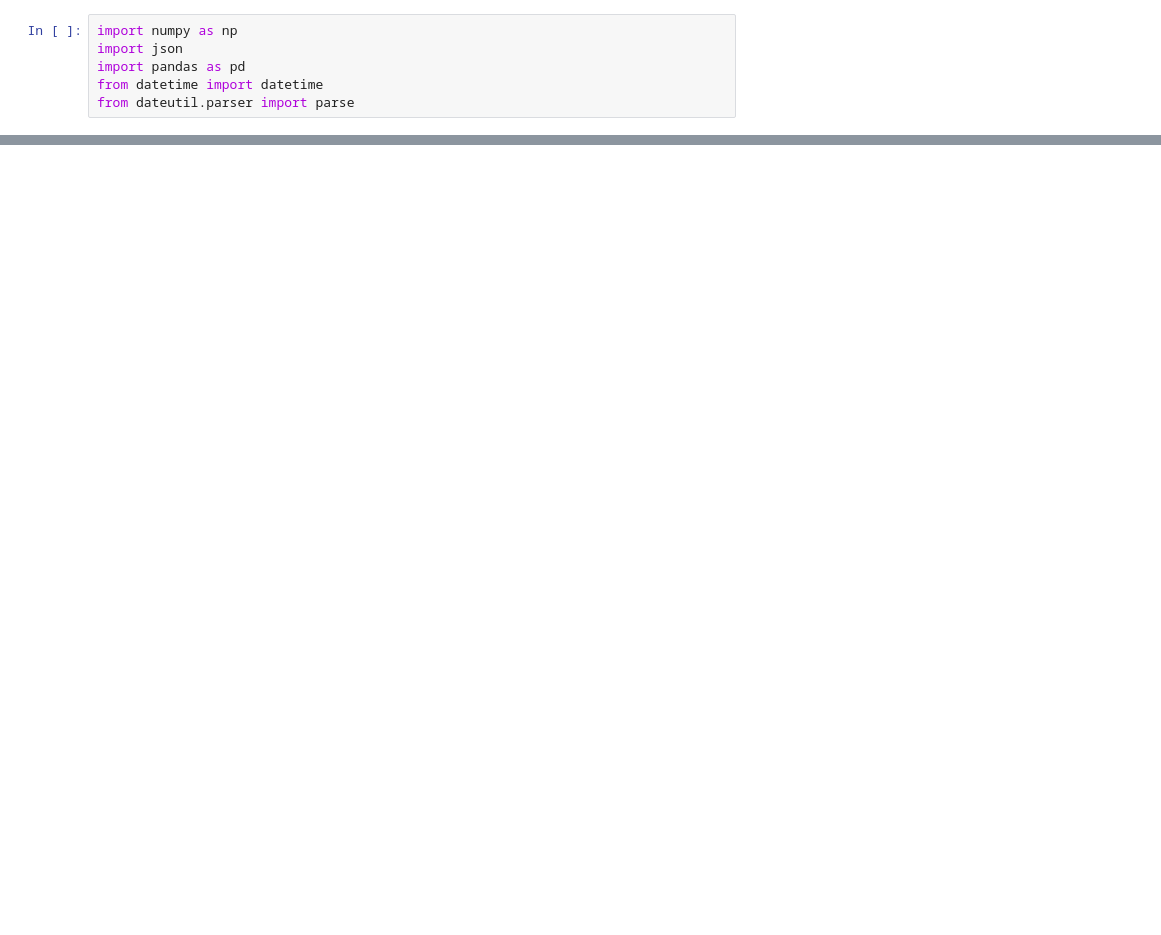
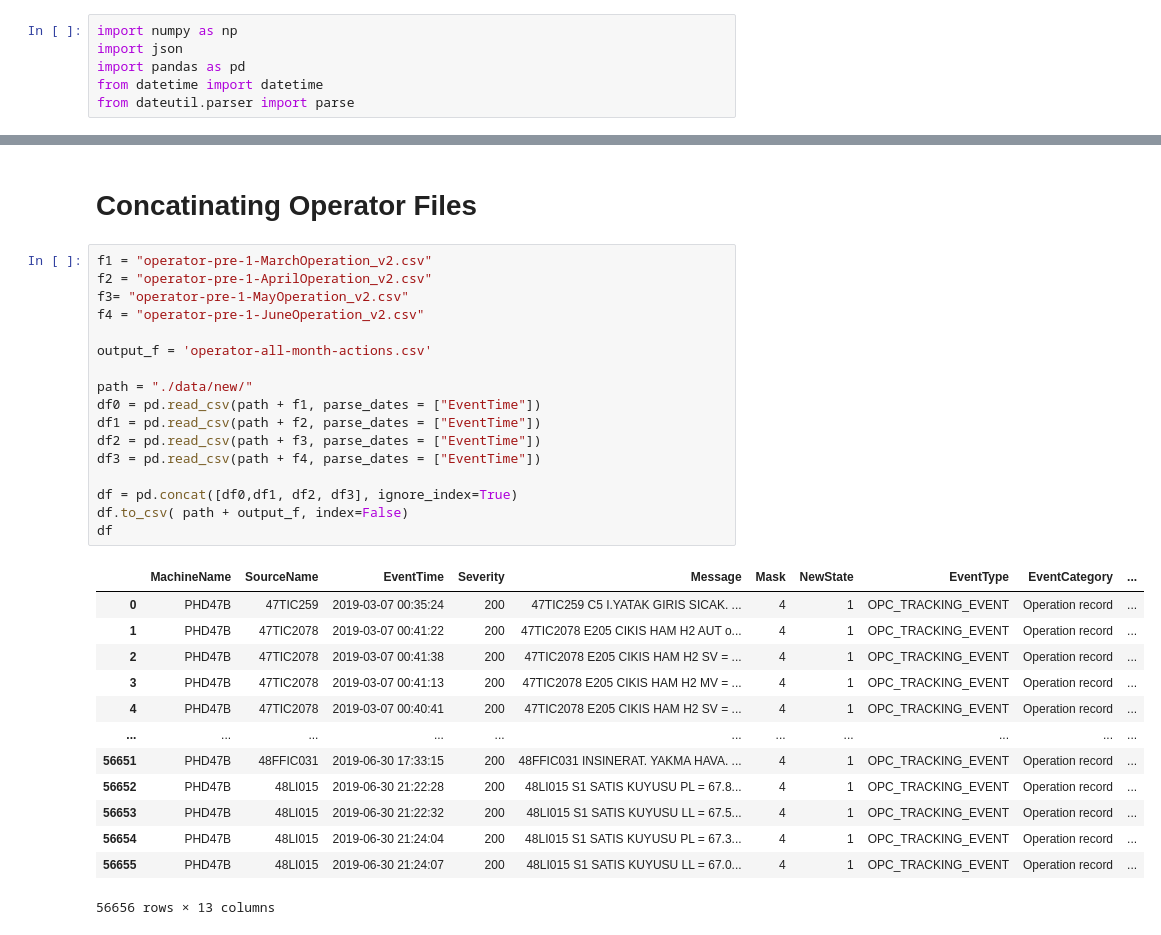
Before and after one commit to warisgill/tupras-analysis, a Jupyter notebook: new-alarm/pre-3-combine.ipynb, the cells around one changed output, grey strips where cells are left out. Saved outputs shown, nothing was run; the diff lists cells and outputs as text; blank space fills up the shorter version.

```diff
--- a/new-alarm/pre-3-combine.ipynb
+++ b/new-alarm/pre-3-combine.ipynb
@@ -64 +63,34 @@ df
 2719917 rows × 12 columns
+# %% [markdown]
+# Concatinating Operator Files
+# %%
+f1 = "operator-pre-1-MarchOperation_v2.csv"
+f2 = "operator-pre-1-AprilOperation_v2.csv"
+f3= "operator-pre-1-MayOperation_v2.csv"
+f4 = "operator-pre-1-JuneOperation_v2.csv"
+
+output_f = 'operator-all-month-actions.csv'
+
+path = "./data/new/"
+df0 = pd.read_csv(path + f1, parse_dates = ["EventTime"])
+df1 = pd.read_csv(path + f2, parse_dates = ["EventTime"])
+df2 = pd.read_csv(path + f3, parse_dates = ["EventTime"])
+df3 = pd.read_csv(path + f4, parse_dates = ["EventTime"])
+
+df = pd.concat([df0,df1, df2, df3], ignore_index=True)
+df.to_csv( path + output_f, index=False)
+df
+# %% [output]
+|  | MachineName | SourceName | EventTime | Severity | Message | Mask | NewState | EventType | EventCategory | ... |
+| 0 | PHD47B | 47TIC259 | 2019-03-07 00:35:24 | 200 | 47TIC259 C5 I.YATAK GIRIS SICAK. ... | 4 | 1 | OPC_TRACKING_EVENT | Operation record | ... |
+| 1 | PHD47B | 47TIC2078 | 2019-03-07 00:41:22 | 200 | 47TIC2078 E205 CIKIS HAM H2 AUT o... | 4 | 1 | OPC_TRACKING_EVENT | Operation record | ... |
+| 2 | PHD47B | 47TIC2078 | 2019-03-07 00:41:38 | 200 | 47TIC2078 E205 CIKIS HAM H2 SV = ... | 4 | 1 | OPC_TRACKING_EVENT | Operation record | ... |
+| 3 | PHD47B | 47TIC2078 | 2019-03-07 00:41:13 | 200 | 47TIC2078 E205 CIKIS HAM H2 MV = ... | 4 | 1 | OPC_TRACKING_EVENT | Operation record | ... |
+| 4 | PHD47B | 47TIC2078 | 2019-03-07 00:40:41 | 200 | 47TIC2078 E205 CIKIS HAM H2 SV = ... | 4 | 1 | OPC_TRACKING_EVENT | Operation record | ... |
+| ... | ... | ... | ... | ... | ... | ... | ... | ... | ... | ... |
+| 56651 | PHD47B | 48FFIC031 | 2019-06-30 17:33:15 | 200 | 48FFIC031 INSINERAT. YAKMA HAVA. ... | 4 | 1 | OPC_TRACKING_EVENT | Operation record | ... |
+| 56652 | PHD47B | 48LI015 | 2019-06-30 21:22:28 | 200 | 48LI015 S1 SATIS KUYUSU PL = 67.8... | 4 | 1 | OPC_TRACKING_EVENT | Operation record | ... |
+| 56653 | PHD47B | 48LI015 | 2019-06-30 21:22:32 | 200 | 48LI015 S1 SATIS KUYUSU LL = 67.5... | 4 | 1 | OPC_TRACKING_EVENT | Operation record | ... |
+| 56654 | PHD47B | 48LI015 | 2019-06-30 21:24:04 | 200 | 48LI015 S1 SATIS KUYUSU PL = 67.3... | 4 | 1 | OPC_TRACKING_EVENT | Operation record | ... |
+| 56655 | PHD47B | 48LI015 | 2019-06-30 21:24:07 | 200 | 48LI015 S1 SATIS KUYUSU LL = 67.0... | 4 | 1 | OPC_TRACKING_EVENT | Operation record | ... |
+56656 rows × 13 columns
```
Also changed, not shown: parts of 8 cells of this notebook, 5 other files.
